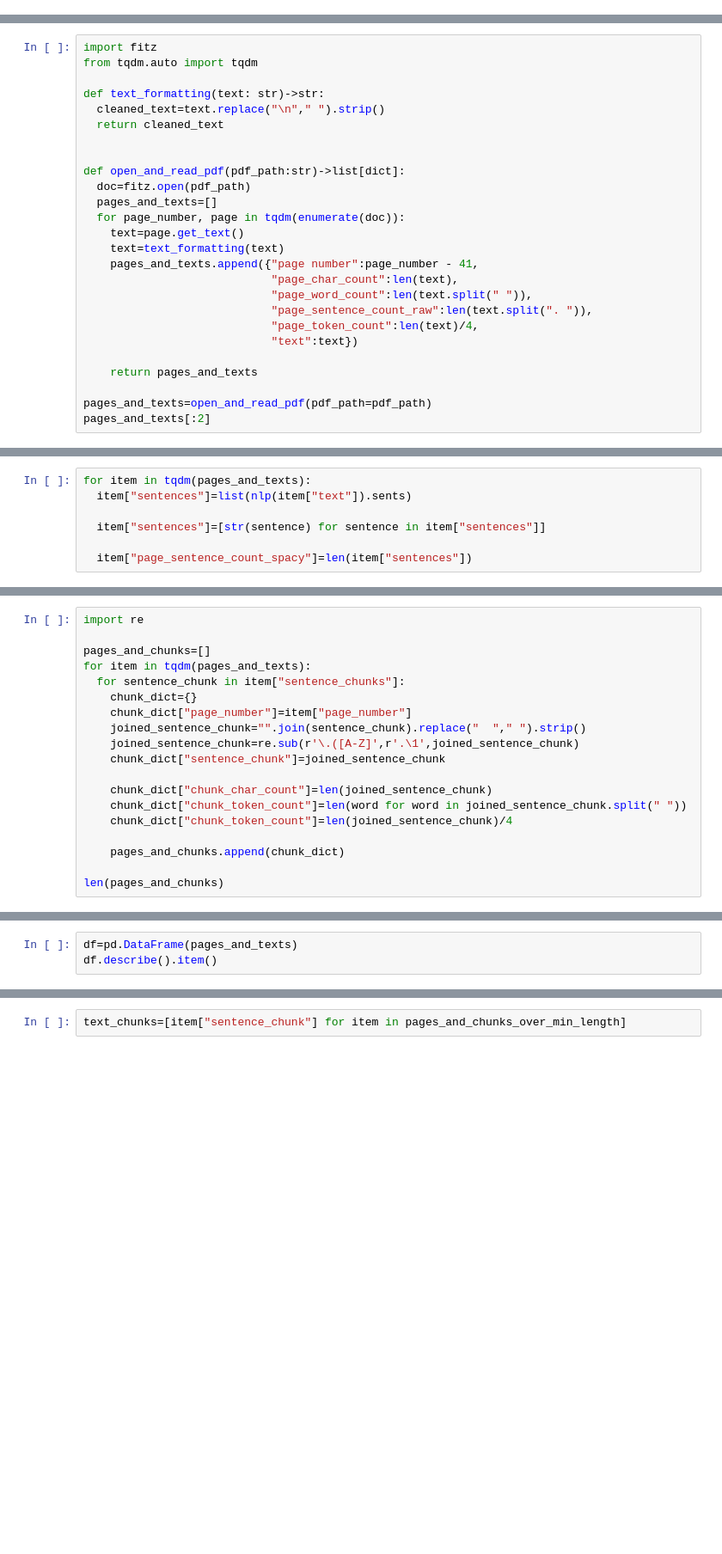
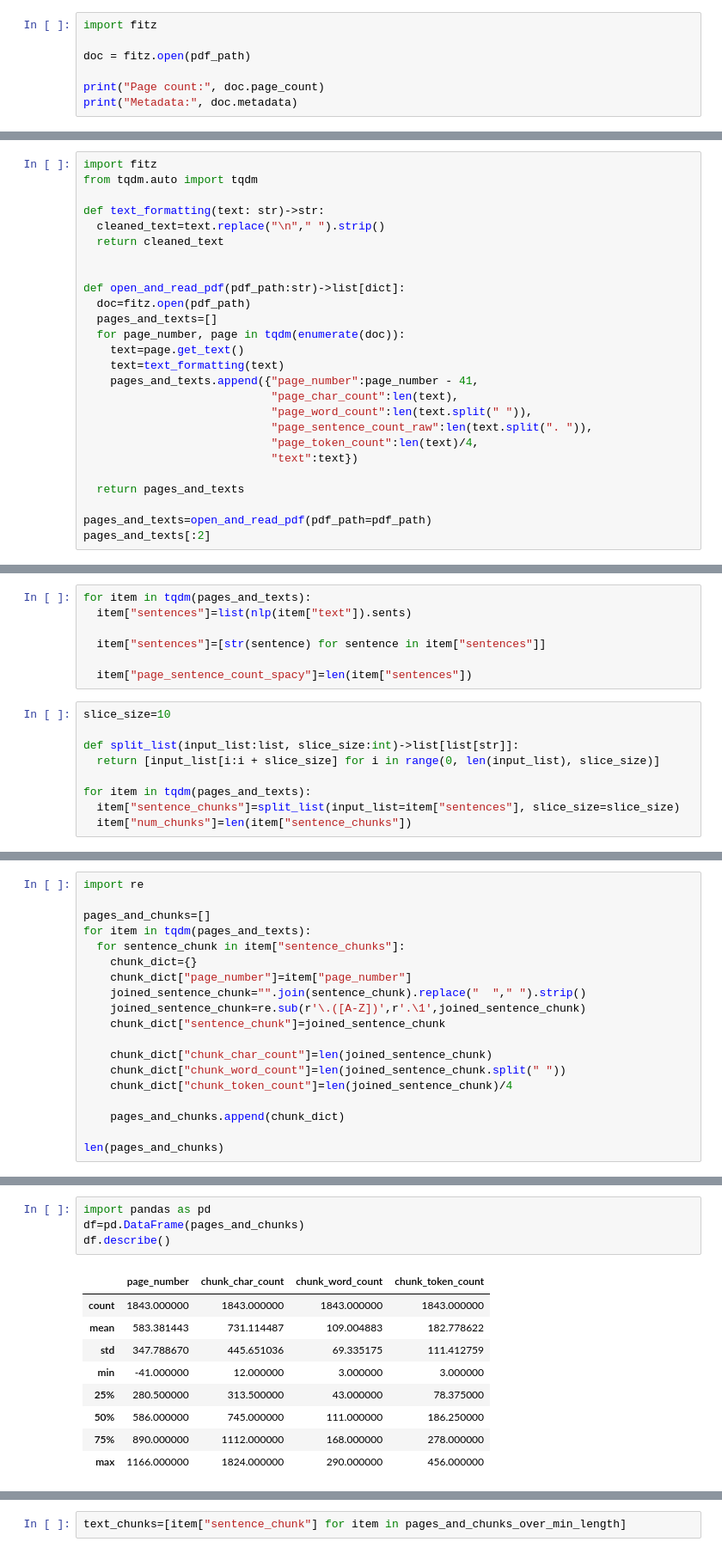
Before and after one commit to ayushi777lodhi-stack/RAG, a Jupyter notebook: RAG.ipynb, the cells around one changed output, grey strips where cells are left out. Shown at 86% size. Cells and saved outputs as stored; diff of their text form; blank space fills up the shorter version.

```diff
--- a/RAG.ipynb
+++ b/RAG.ipynb
@@ -23,0 +104,7 @@ print("uploaded pdf:",pdf_path)
+# %%
+import fitz
+
+doc = fitz.open(pdf_path)
+
+print("Page count:", doc.page_count)
+print("Metadata:", doc.metadata)
@@ -36,14 +126,14 @@ def open_and_read_pdf(pdf_path:str)->list[dict]:
   for page_number, page in tqdm(enumerate(doc)):
     text=page.get_text()
     text=text_formatting(text)
-    pages_and_texts.append({"page number":page_number - 41,
+    pages_and_texts.append({"page_number":page_number - 41,
                             "page_char_count":len(text),
                             "page_word_count":len(text.split(" ")),
                             "page_sentence_count_raw":len(text.split(". ")),
                             "page_token_count":len(text)/4,
                             "text":text})
 
-    return pages_and_texts
+  return pages_and_texts
 
 pages_and_texts=open_and_read_pdf(pdf_path=pdf_path)
 pages_and_texts[:2]
@@ -254,5 +191,14 @@ for item in tqdm(pages_and_texts):
   item["sentences"]=[str(sentence) for sentence in item["sentences"]]
 
   item["page_sentence_count_spacy"]=len(item["sentences"])
+# %%
+slice_size=10
+
+def split_list(input_list:list, slice_size:int)->list[list[str]]:
+  return [input_list[i:i + slice_size] for i in range(0, len(input_list), slice_size)]
+
+for item in tqdm(pages_and_texts):
+  item["sentence_chunks"]=split_list(input_list=item["sentences"], slice_size=slice_size)
+  item["num_chunks"]=len(item["sentence_chunks"])
 # %%
 random.sample(pages_and_texts,k=1)
@@ -276,11 +229,11 @@ for item in tqdm(pages_and_texts):
     chunk_dict={}
     chunk_dict["page_number"]=item["page_number"]
     joined_sentence_chunk="".join(sentence_chunk).replace("  "," ").strip()
-    joined_sentence_chunk=re.sub(r'\.([A-Z]',r'.\1',joined_sentence_chunk)
+    joined_sentence_chunk=re.sub(r'\.([A-Z])',r'.\1',joined_sentence_chunk)
     chunk_dict["sentence_chunk"]=joined_sentence_chunk
 
     chunk_dict["chunk_char_count"]=len(joined_sentence_chunk)
-    chunk_dict["chunk_token_count"]=len(word for word in joined_sentence_chunk.split(" "))
+    chunk_dict["chunk_word_count"]=len(joined_sentence_chunk.split(" "))
     chunk_dict["chunk_token_count"]=len(joined_sentence_chunk)/4
 
     pages_and_chunks.append(chunk_dict)
@@ -291,6 +252,17 @@ random.sample(pages_and_chunks,k=1)
 # %%
-df=pd.DataFrame(pages_and_texts)
-df.describe().item()
+import pandas as pd
+df=pd.DataFrame(pages_and_chunks)
+df.describe()
+# %% [output]
+|  | page_number | chunk_char_count | chunk_word_count | chunk_token_count |
+| count | 1843.000000 | 1843.000000 | 1843.000000 | 1843.000000 |
+| mean | 583.381443 | 731.114487 | 109.004883 | 182.778622 |
+| std | 347.788670 | 445.651036 | 69.335175 | 111.412759 |
+| min | -41.000000 | 12.000000 | 3.000000 | 3.000000 |
+| 25% | 280.500000 | 313.500000 | 43.000000 | 78.375000 |
+| 50% | 586.000000 | 745.000000 | 111.000000 | 186.250000 |
+| 75% | 890.000000 | 1112.000000 | 168.000000 | 278.000000 |
+| max | 1166.000000 | 1824.000000 | 290.000000 | 456.000000 |
 # %%
 min_token_length=30
 for row in df[df["chunk_token_count"]<=min_token_length].sample(5).iterrows():
```
Also changed, not shown: parts of 52 cells of this notebook.
